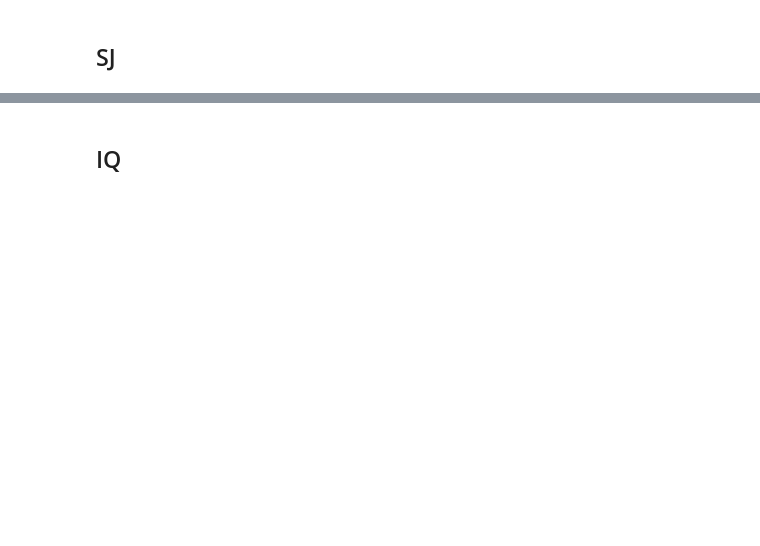
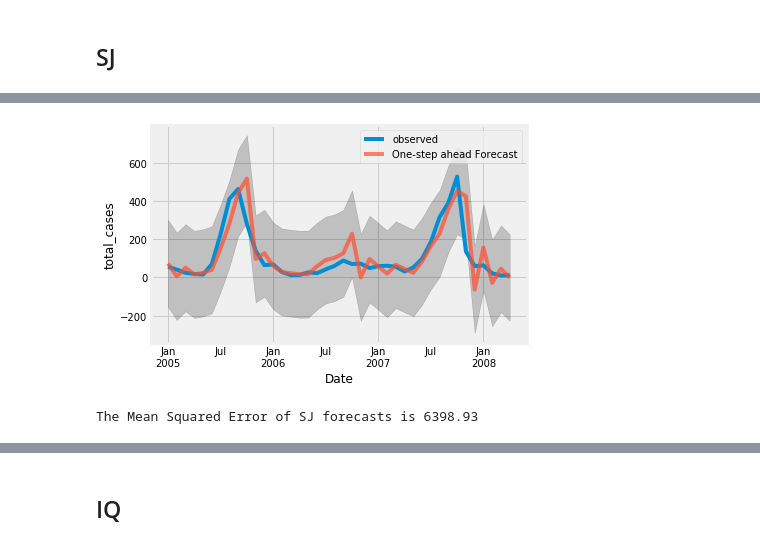
Before and after one commit to chamathabeysinghe/DengueML, a Jupyter notebook: dengue_feature_analysis.ipynb, the cells around one changed output, grey strips where cells are left out. Drawn from its saved outputs; the diff is of its cells as text; code cells hidden in the pictures; blank space fills up the shorter version.

```diff
--- a/dengue_feature_analysis.ipynb
+++ b/dengue_feature_analysis.ipynb
@@ -554,0 +639,24 @@ plt.show()
+# %%
+ax = sj_cases['2005':].plot(label='observed')
+pred_sj.predicted_mean.plot(ax=ax, label='One-step ahead Forecast', alpha=.7)
+
+ax.fill_between(pred_ci_sj.index,
+                pred_ci_sj.iloc[:, 0],
+                pred_ci_sj.iloc[:, 1], color='k', alpha=.2)
+
+ax.set_xlabel('Date')
+ax.set_ylabel('total_cases')
+plt.legend()
+
+plt.show()
+# %% [output]
+[figure, added]
+# %%
+y_forecasted_sj = pred_sj.predicted_mean
+y_truth_sj = sj_cases['2005-01-01':]
+
+# Compute the mean square error
+mse = ((y_forecasted_sj - y_truth_sj) ** 2).mean()
+print('The Mean Squared Error of SJ forecasts is {}'.format(round(mse, 2)))
+# %% [output]
+The Mean Squared Error of SJ forecasts is 6398.93
```
Also changed, not shown: parts of 15 cells of this notebook.
